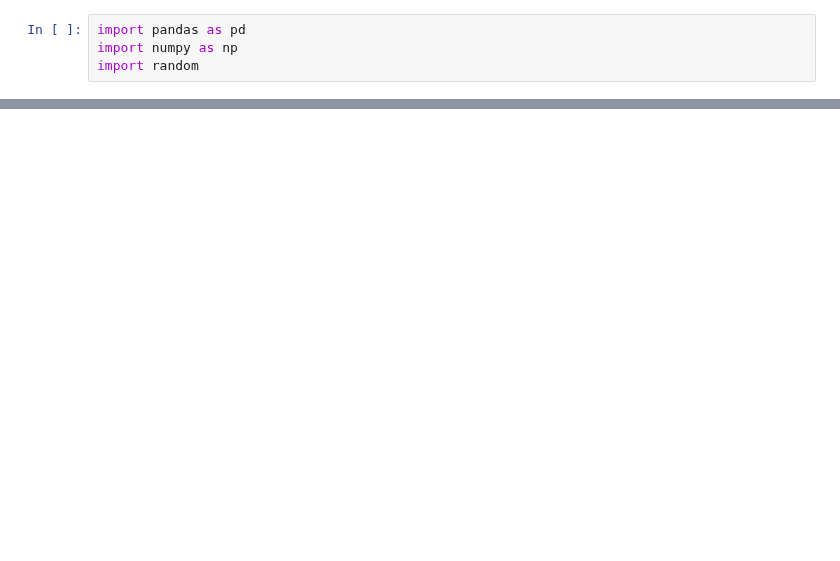
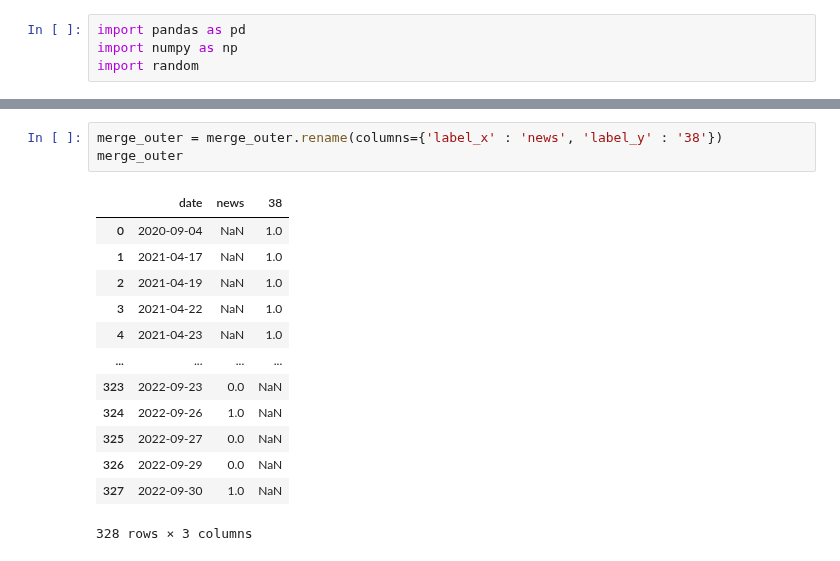
Before and after one commit to lhshs/2022_YDS2, a Jupyter notebook: NLP/Final_NLP_Feature.ipynb, the cells around one changed output, grey strips where cells are left out. Drawn from its saved outputs; the diff is of its cells as text; blank space fills up the shorter version.

```diff
--- a/NLP/Final_NLP_Feature.ipynb
+++ b/NLP/Final_NLP_Feature.ipynb
@@ -22,0 +72,17 @@ news_feature
+# %%
+merge_outer = merge_outer.rename(columns={'label_x' : 'news', 'label_y' : '38'})
+merge_outer
+# %% [output]
+|  | date | news | 38 |
+| 0 | 2020-09-04 | NaN | 1.0 |
+| 1 | 2021-04-17 | NaN | 1.0 |
+| 2 | 2021-04-19 | NaN | 1.0 |
+| 3 | 2021-04-22 | NaN | 1.0 |
+| 4 | 2021-04-23 | NaN | 1.0 |
+| ... | ... | ... | ... |
+| 323 | 2022-09-23 | 0.0 | NaN |
+| 324 | 2022-09-26 | 1.0 | NaN |
+| 325 | 2022-09-27 | 0.0 | NaN |
+| 326 | 2022-09-29 | 0.0 | NaN |
+| 327 | 2022-09-30 | 1.0 | NaN |
+328 rows × 3 columns
```
Also changed, not shown: parts of 22 cells of this notebook, 5 other files.
